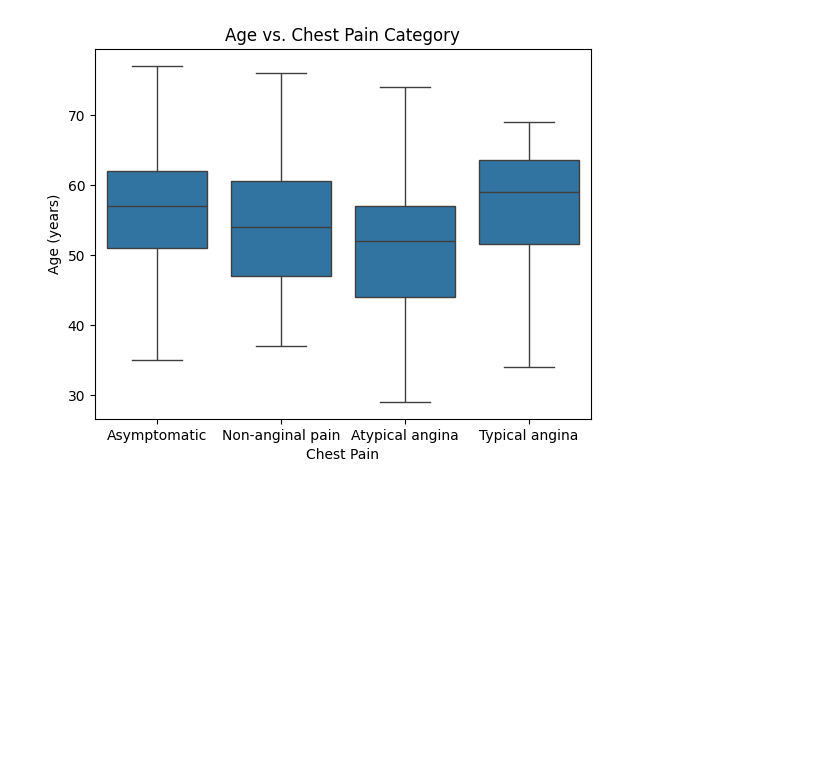
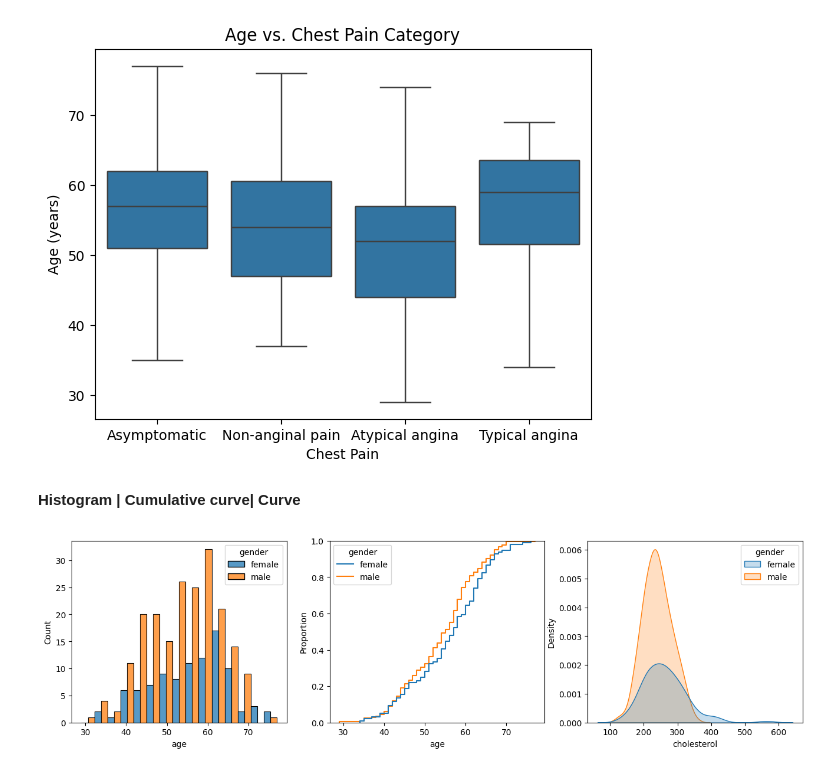
Before and after one commit to iruko14/Heart-disease, a Jupyter notebook: heart disease data test.ipynb, the cells around one changed output. Saved outputs shown, nothing was run; the diff lists cells and outputs as text; code cells hidden in the pictures; blank space fills up the shorter version.

Commit message:
All visualizations done in notebook

```diff
--- a/heart disease data test.ipynb
+++ b/heart disease data test.ipynb
@@ -43,3 +51,22 @@ hd.head(5)
 | 4 | 140 | 3 | 2 | 46 | 0 | 120 | 1 | male | 1 | ... |
 # %% [markdown]
 **Chest pain fix**
+# %%
+# Changing chest_pain by int to str
+hd['chest_pain'] = hd['chest_pain'].astype(str)
+
+# Apply function to replace numeric values to gender category
+def map_chest_pain(value):
+  if value == "0":
+    return "Typical angina"
+  elif value == "1":
+    return "Atypical angina"
+  elif value == "2":
+    return "Non-anginal pain"
+  elif value == "3":
+    return "Asymptomatic"
+  else:
+    return value  # Keep other values unchanged
+
+hd['chest_pain'] = hd['chest_pain'].apply(map_chest_pain)
+hd.head(5)
@@ -80,3 +114,14 @@ plt.ylabel("Age (years)")
 plt.show()
 # %% [output]
 [figure]
+# %% [markdown]
+**Histogram | Cumulative curve| Curve**
+# %%
+fig, ax =plt.subplots(1,3)
+fig.set_size_inches(16, 4)
+sns.histplot(data = hd, x= 'age', bins = 15, hue= 'gender', stat = 'count', multiple= 'dodge', ax=ax[0])
+sns.ecdfplot(data=hd, x= 'age', hue= 'gender', ax=ax[1])
+sns.kdeplot(data= hd, x='cholesterol', hue='gender', fill=True, ax=ax[2])
+fig.show()
+# %% [output]
+[figure, added]
```
Also changed, not shown: parts of 6 cells of this notebook.
